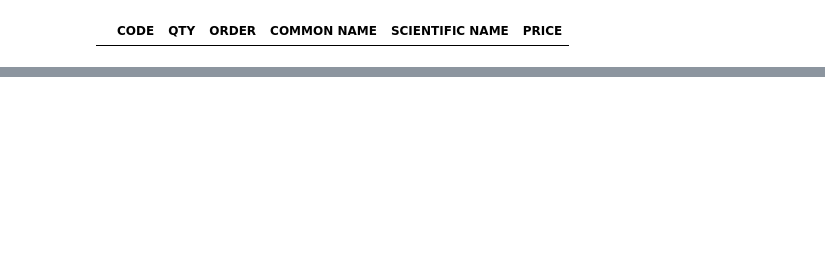
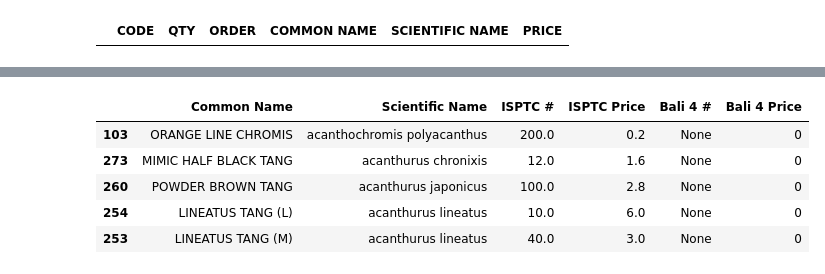
Before and after one commit to JosephPLim/FishListExclusives, a Jupyter notebook: Fish_List_Exclusives.ipynb, the cells around one changed output, grey strips where cells are left out. Cells and saved outputs as stored; diff of their text form; code cells hidden in the pictures; blank space fills up the shorter version.

```diff
--- a/Fish_List_Exclusives.ipynb
+++ b/Fish_List_Exclusives.ipynb
@@ -88,0 +72,3 @@ exclusives
+# %%
+isptc_df = isptc_df.drop(columns = ["CODE", "ORDER"])
+isptc_df.head()
@@ -88,0 +173,5 @@ exclusives
+# %%
+#read all of spreadsheet A into a different dataframe
+exportdf = pd.DataFrame()
+isptc_df.sort_values("SCIENTIFIC NAME", inplace = True)
+isptc_df.head()
@@ -88,0 +185,16 @@ exclusives
+# %%
+exportdf["Common Name"]= isptc_df["COMMON NAME"]
+exportdf["Scientific Name"] = isptc_df["SCIENTIFIC NAME"]
+exportdf["ISPTC #"] = isptc_df["QTY"]
+exportdf["ISPTC Price"] = isptc_df["PRICE"]
+exportdf["Bali 4 #"] = None
+exportdf["Bali 4 Price"] = 0
+exportdf.sort_values("Scientific Name", inplace = True)
+exportdf.head()
+# %% [output]
+|  | Common Name | Scientific Name | ISPTC # | ISPTC Price | Bali 4 # | Bali 4 Price |
+| 103 | ORANGE LINE CHROMIS | acanthochromis polyacanthus | 200.0 | 0.2 | None | 0 |
+| 273 | MIMIC HALF BLACK TANG | acanthurus chronixis | 12.0 | 1.6 | None | 0 |
+| 260 | POWDER BROWN TANG | acanthurus japonicus | 100.0 | 2.8 | None | 0 |
+| 254 | LINEATUS TANG (L) | acanthurus lineatus | 10.0 | 6.0 | None | 0 |
+| 253 | LINEATUS TANG (M) | acanthurus lineatus | 40.0 | 3.0 | None | 0 |
```
Also changed, not shown: parts of 27 cells of this notebook.
